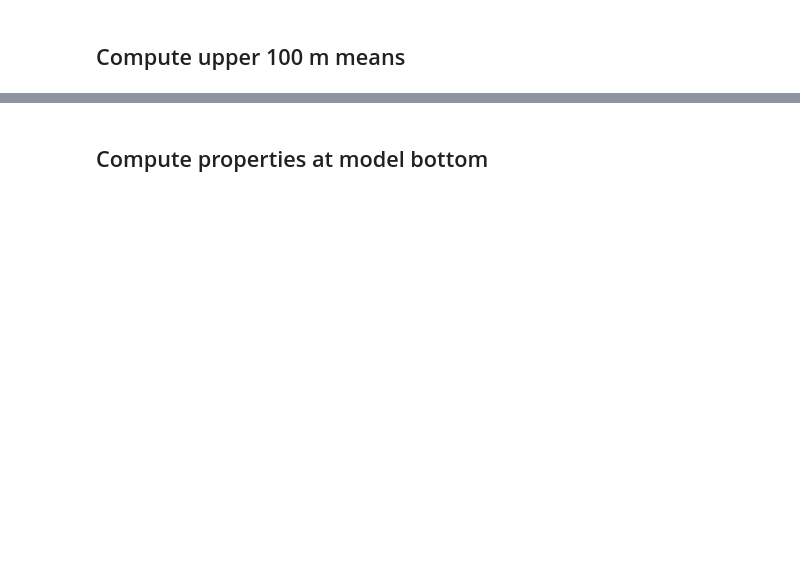
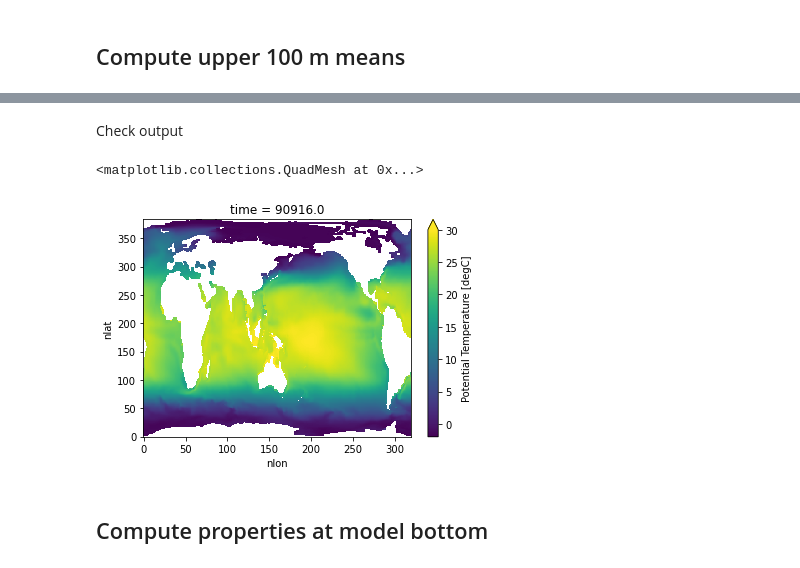
Before and after one commit to matt-long/fish-offline, a Jupyter notebook: notebooks/proc-cesm-dple-fields.ipynb, the cells around one changed output, grey strips where cells are left out. Cells and saved outputs as stored; diff of their text form; code cells hidden in the pictures; blank space fills up the shorter version.

```diff
--- a/notebooks/proc-cesm-dple-fields.ipynb
+++ b/notebooks/proc-cesm-dple-fields.ipynb
@@ -41,6 +37,7 @@ bokeh.protocol.exceptions.ProtocolError: Subprotocol header is not 'bokeh'
 # %% [markdown]
 ## Set up access to FOSI data files
 # %%
+%%time
 droot = '/glade/p/cesm/community/CESM-DPLE/CESM-DPLE_POPCICEhindcast'
 case = 'g.e11_LENS.GECOIAF.T62_g16.009'
 
@@ -50,12 +47,16 @@ def file_pop_h(varname):
     return file_name
 
 varnames = ['TEMP', 'zooC', 'zoo_loss', 'diatC', 'spC', 'POC_FLUX_IN']
-ds = xr.Dataset()
+
+dsets = {}
 for v in varnames:
-    ds = xr.merge((ds, xr.open_dataset(
-        file_pop_h(v), decode_coords=False,
-        decode_times=False, chunks={'time': 12}
-    )))
+    print(f'loading {v}')
+    dsets[v] = xr.open_dataset(
+            file_pop_h(v),
+            decode_coords=False,
+            decode_times=False,
+            chunks={'time': 12}, #{'nlat': 32, 'nlon': 32}, #
+        ).persist()
 
-ds
+dsets[v]
 # %% [output]
@@ -91,8 +90,10 @@ Dimensions without coordinates: d2, moc_comp, nlat, nlon, transport_comp, transp
 
 Inialize outout dataset
 # %%
+%%time
 USER = os.environ['USER']
 dout = f'/glade/scratch/{USER}/fish-offline'
 os.makedirs(dout, exist_ok=True)
 
-dso = ds[['TLONG', 'TLAT', 'KMT', 'TAREA']]
+dso = dsets[varnames[0]][['TLONG', 'TLAT', 'KMT', 'TAREA']]
+dso
@@ -99,6 +165,7 @@ dso = ds[['TLONG', 'TLAT', 'KMT', 'TAREA']]
 # %% [markdown]
 ## Compute upper 100 m means
 # %%
+%%time
 def field_100m_mean(da):
     """compute mean over upper 100 m; assume constant dz"""
     depth_slice = slice(0, 100e2)
@@ -109,4 +176,5 @@ def field_100m_mean(da):
             return da.sel(z_t_150m=slice(0, 100e2)).mean('z_t_150m')
 
 for v in ['TEMP', 'zooC', 'zoo_loss', 'diatC', 'spC']:
-    dso[f'{v}_100m'] = field_100m_mean(ds[v])
+    dso[f'{v}_100m'] = field_100m_mean(dsets[v][v]).compute()
+dso.info()
@@ -113,2 +199,9 @@ for v in ['TEMP', 'zooC', 'zoo_loss', 'diatC', 'spC']:
+# %% [markdown]
+Check output
+# %%
+dso.TEMP_100m.isel(time=0).plot(vmin=-2, vmax=30.)
+# %% [output]
+<matplotlib.collections.QuadMesh at 0x...>
+[figure, added]
 # %% [markdown]
 ## Compute properties at model bottom
```
Also changed, not shown: parts of 12 cells of this notebook.
